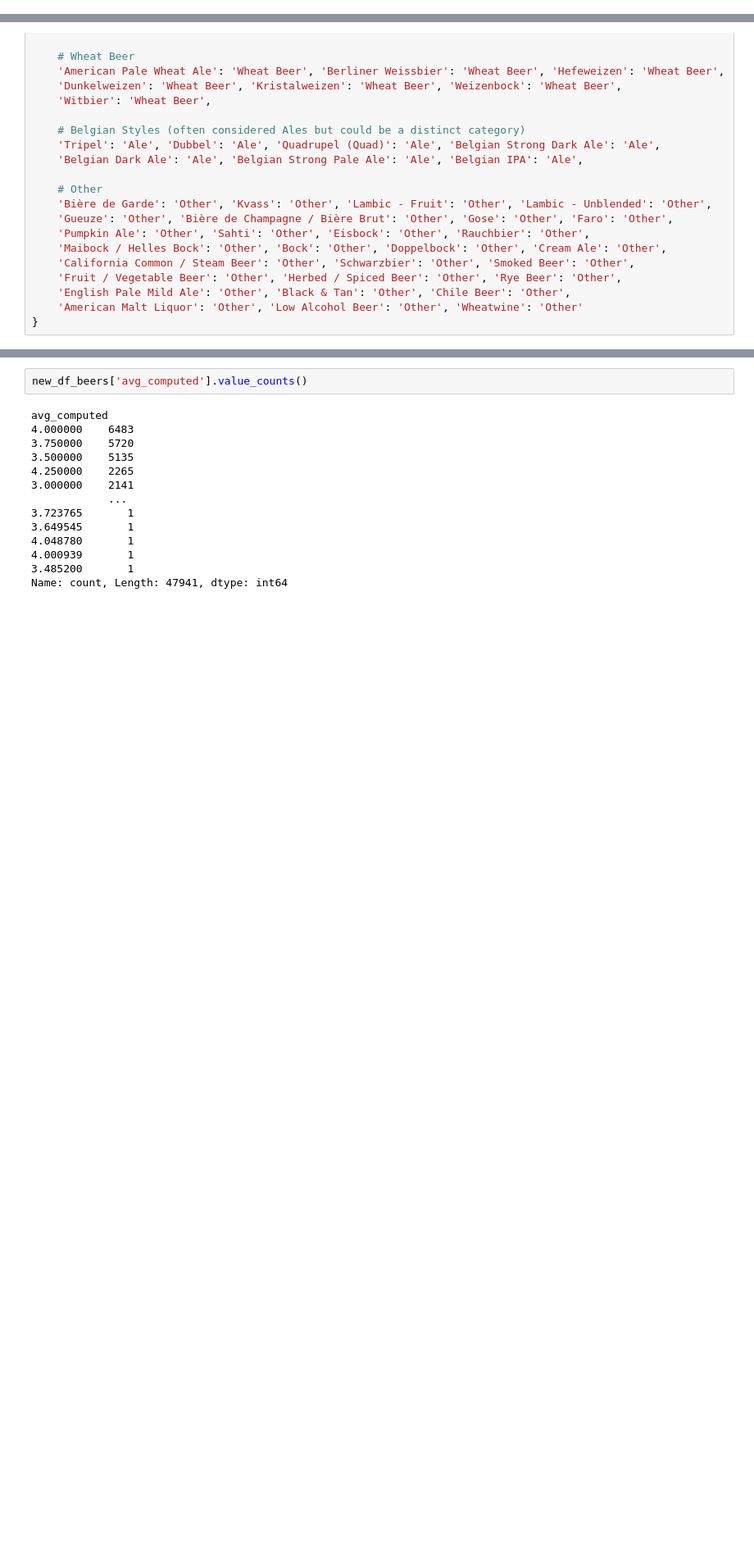
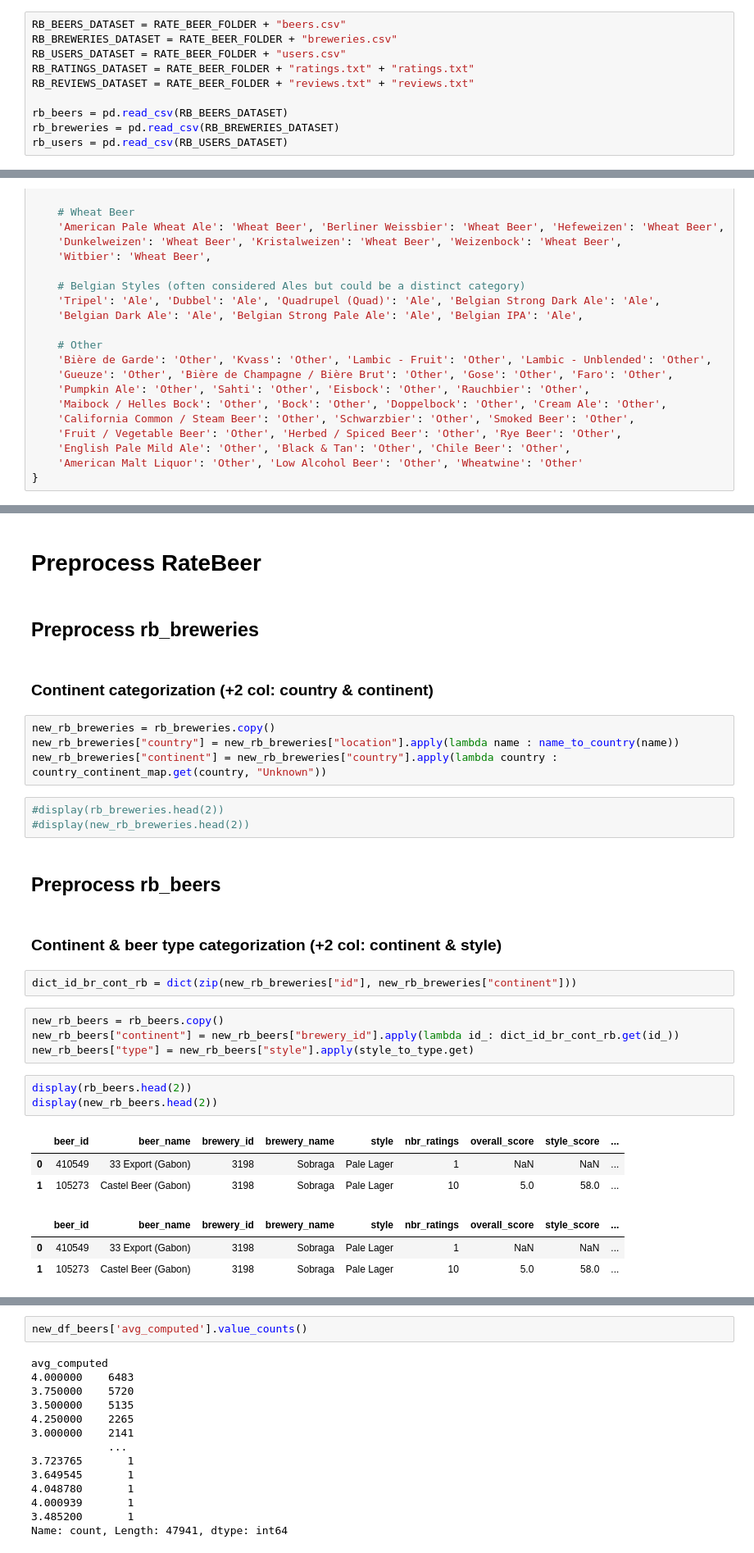
Before and after one commit to epfl-ada/ada-2024-project-bada55, a Jupyter notebook: notebook/preprocessing.ipynb, the cells around one changed output, grey strips where cells are left out. Shown at 82% size. Saved outputs shown, nothing was run; the diff lists cells and outputs as text; blank space fills up the shorter version.

Commit message:
structure preprocess file for submission

```diff
--- a/notebook/preprocessing.ipynb
+++ b/notebook/preprocessing.ipynb
@@ -31 +29,11 @@ df_users = pd.read_csv(BA_USERS_DATASET)
+# %%
+RB_BEERS_DATASET = RATE_BEER_FOLDER + "beers.csv"
+RB_BREWERIES_DATASET = RATE_BEER_FOLDER + "breweries.csv"
+RB_USERS_DATASET = RATE_BEER_FOLDER + "users.csv"
+RB_RATINGS_DATASET = RATE_BEER_FOLDER + "ratings.txt" + "ratings.txt"
+RB_REVIEWS_DATASET = RATE_BEER_FOLDER + "reviews.txt" + "reviews.txt"
+
+rb_beers = pd.read_csv(RB_BEERS_DATASET)
+rb_breweries = pd.read_csv(RB_BREWERIES_DATASET)
+rb_users = pd.read_csv(RB_USERS_DATASET)
 # %% [markdown]
@@ -224,0 +265,33 @@ ba_ratings["type"] = ba_ratings["style"].apply(style_to_type.get)
+# %% [markdown]
+# **Preprocess RateBeer**
+# %% [markdown]
+## Preprocess rb_breweries
+# %% [markdown]
+### Continent categorization (+2 col: country & continent)
+# %%
+new_rb_breweries = rb_breweries.copy()
+new_rb_breweries["country"] = new_rb_breweries["location"].apply(lambda name : name_to_country(name))
+new_rb_breweries["continent"] = new_rb_breweries["country"].apply(lambda country : country_continent_map.get(country, "Unknown"))
+# %%
+#display(rb_breweries.head(2))
+#display(new_rb_breweries.head(2))
+# %% [markdown]
+## Preprocess rb_beers
+# %% [markdown]
+### Continent & beer type categorization (+2 col: continent & style)
+# %%
+dict_id_br_cont_rb = dict(zip(new_rb_breweries["id"], new_rb_breweries["continent"]))
+# %%
+new_rb_beers = rb_beers.copy()
+new_rb_beers["continent"] = new_rb_beers["brewery_id"].apply(lambda id_: dict_id_br_cont_rb.get(id_))
+new_rb_beers["type"] = new_rb_beers["style"].apply(style_to_type.get)
+# %%
+display(rb_beers.head(2))
+display(new_rb_beers.head(2))
+# %% [output]
+|  | beer_id | beer_name | brewery_id | brewery_name | style | nbr_ratings | overall_score | style_score | ... |
+| 0 | 410549 | 33 Export (Gabon) | 3198 | Sobraga | Pale Lager | 1 | NaN | NaN | ... |
+| 1 | 105273 | Castel Beer (Gabon) | 3198 | Sobraga | Pale Lager | 10 | 5.0 | 58.0 | ... |
+|  | beer_id | beer_name | brewery_id | brewery_name | style | nbr_ratings | overall_score | style_score | ... |
+| 0 | 410549 | 33 Export (Gabon) | 3198 | Sobraga | Pale Lager | 1 | NaN | NaN | ... |
+| 1 | 105273 | Castel Beer (Gabon) | 3198 | Sobraga | Pale Lager | 10 | 5.0 | 58.0 | ... |
```
Also changed, not shown: parts of 36 cells of this notebook, 2 other files.
